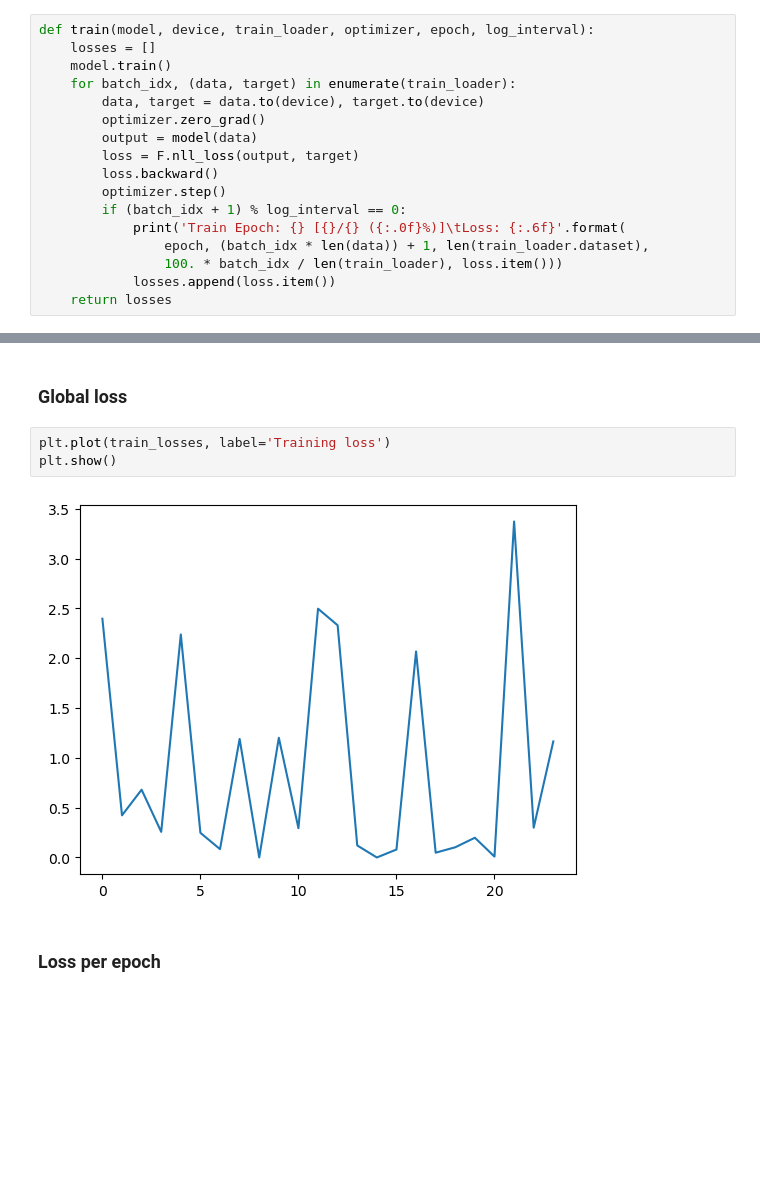
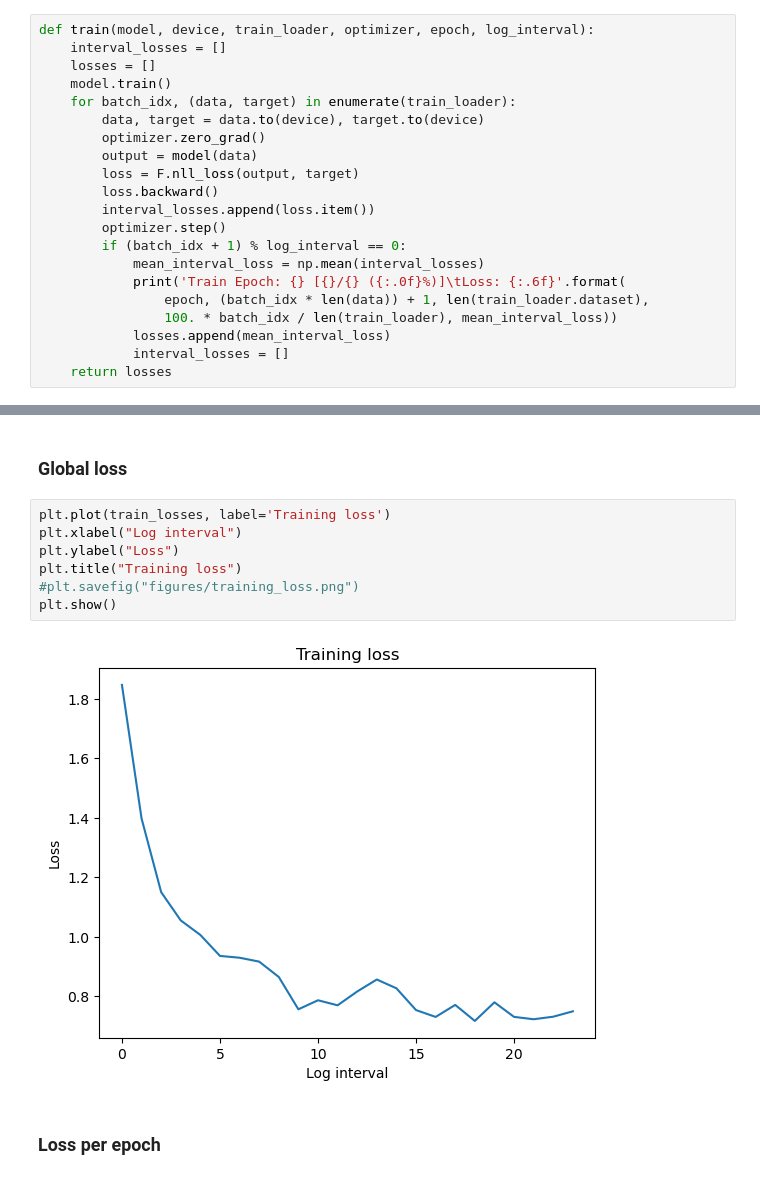
Before and after one commit to mathcoutant/classification-quickdraw-dataset, a Jupyter notebook: Classification-Quickdraw.ipynb, the cells around one changed output, grey strips where cells are left out. Drawn from its saved outputs; the diff is of its cells as text; blank space fills up the shorter version.

```diff
--- a/Classification-Quickdraw.ipynb
+++ b/Classification-Quickdraw.ipynb
@@ -180,5 +184,6 @@ class Net(nn.Module):
 # %%
 def train(model, device, train_loader, optimizer, epoch, log_interval):
+    interval_losses = []
     losses = []
     model.train()
     for batch_idx, (data, target) in enumerate(train_loader):
@@ -187,12 +192,15 @@ def train(model, device, train_loader, optimizer, epoch, log_interval):
         output = model(data)
         loss = F.nll_loss(output, target)
         loss.backward()
+        interval_losses.append(loss.item())
         optimizer.step()
         if (batch_idx + 1) % log_interval == 0:
+            mean_interval_loss = np.mean(interval_losses)
             print('Train Epoch: {} [{}/{} ({:.0f}%)]\tLoss: {:.6f}'.format(
                 epoch, (batch_idx * len(data)) + 1, len(train_loader.dataset),
-                100. * batch_idx / len(train_loader), loss.item()))
-            losses.append(loss.item())
+                100. * batch_idx / len(train_loader), mean_interval_loss))
+            losses.append(mean_interval_loss)
+            interval_losses = []
     return losses
 # %%
 def test(model, device, test_loader):
@@ -341,9 +351,13 @@ plt.show()
 ### Global loss
 # %%
 plt.plot(train_losses, label='Training loss')
+plt.xlabel("Log interval")
+plt.ylabel("Loss")
+plt.title("Training loss")
+#plt.savefig("figures/training_loss.png")
 plt.show()
 # %% [output]
-[figure, old version]
+[figure, new version]
 # %% [markdown]
 ### Loss per epoch
 # %%
```
Also changed, not shown: parts of 16 cells of this notebook, 2 other files.
